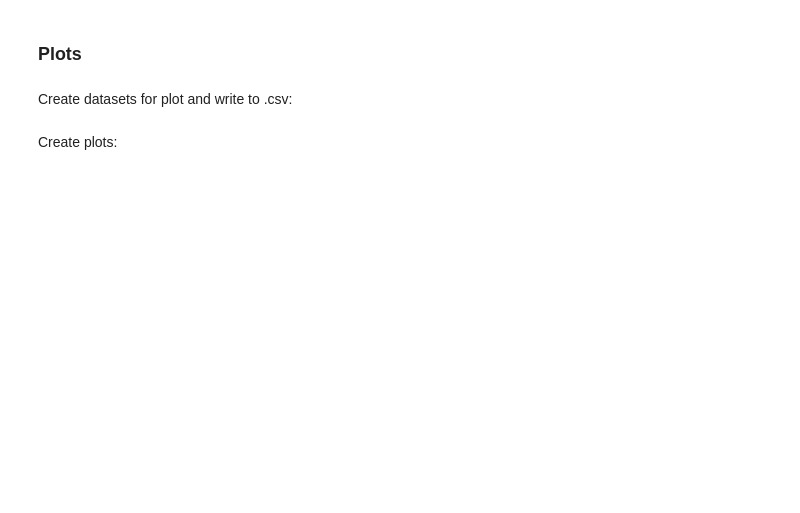
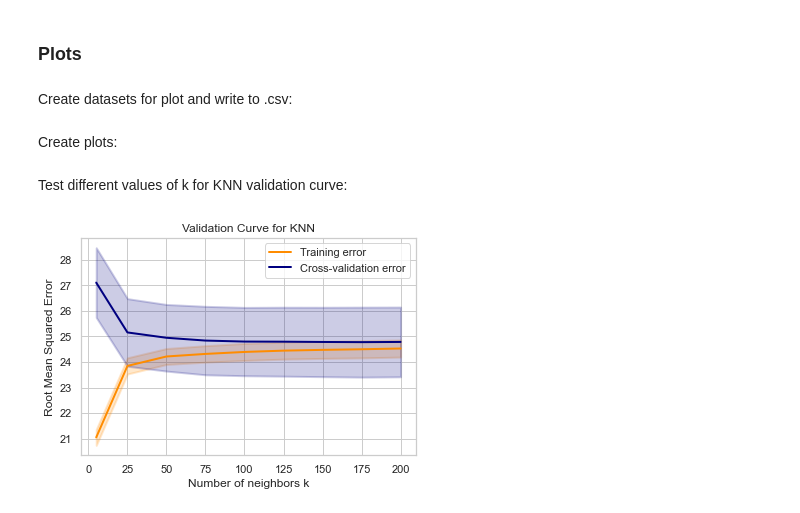
Before and after one commit to augustposch/seattle, a Jupyter notebook: notebooks/Predictive_Models.ipynb, the cells around one changed output. Cells and saved outputs as stored; diff of their text form; code cells hidden in the pictures; blank space fills up the shorter version.

Commit message:
KNN Validation curve

```diff
--- a/notebooks/Predictive_Models.ipynb
+++ b/notebooks/Predictive_Models.ipynb
@@ -502,0 +498,54 @@ run_print_save('knn01',
+# %% [markdown]
+Test different values of k for KNN validation curve:
+# %%
+from sklearn.model_selection import validation_curve
+
+param_range = [5,25,50,75,100,125,150,175,200]
+# %%
+train_scores, test_scores = validation_curve(
+    KNeighborsRegressor(),
+    X_train4,
+    y_train2,
+    param_name='n_neighbors',
+    param_range=param_range,
+    scoring='neg_root_mean_squared_error',
+    n_jobs=2,
+)
+# %%
+train_scores_mean = np.mean(0-train_scores, axis=1)
+train_scores_std = np.std(train_scores, axis=1)
+test_scores_mean = np.mean(0-test_scores, axis=1)
+test_scores_std = np.std(test_scores, axis=1)
+
+plt.title('Validation Curve for KNN')
+plt.xlabel('Number of neighbors k')
+plt.ylabel('Root Mean Squared Error')
+lw = 2
+plt.plot(
+    param_range, train_scores_mean, label="Training error", color="darkorange", lw=lw
+)
+plt.plot(
+    param_range, test_scores_mean, label="Cross-validation error", color="navy", lw=lw
+)
+plt.fill_between(
+    param_range,
+    train_scores_mean - train_scores_std,
+    train_scores_mean + train_scores_std,
+    alpha=0.2,
+    color="darkorange",
+    lw=lw,
+)
+
+plt.fill_between(
+    param_range,
+    test_scores_mean - test_scores_std,
+    test_scores_mean + test_scores_std,
+    alpha=0.2,
+    color="navy",
+    lw=lw,
+)
+plt.legend(loc="best")
+
+plt.savefig('../images/ValidationCurveKNN.png', bbox_inches='tight')
+# %% [output]
+[figure, added]
```
Also changed, not shown: parts of 3 cells of this notebook, 12 other files.
